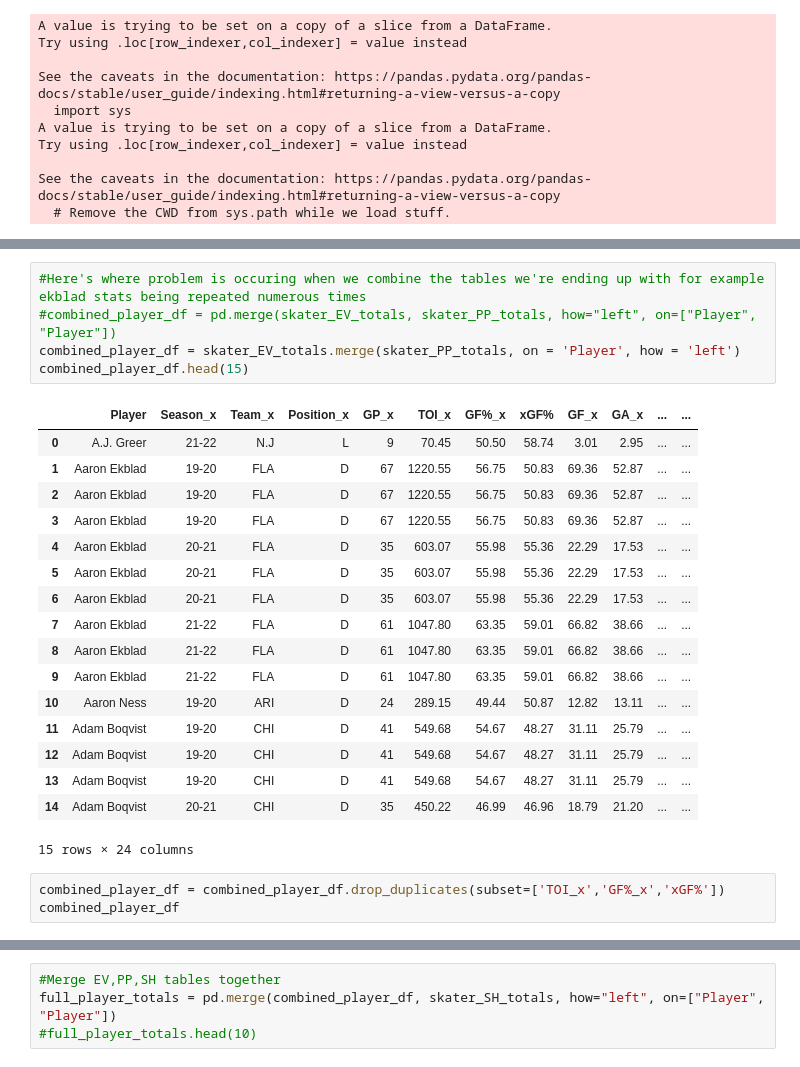
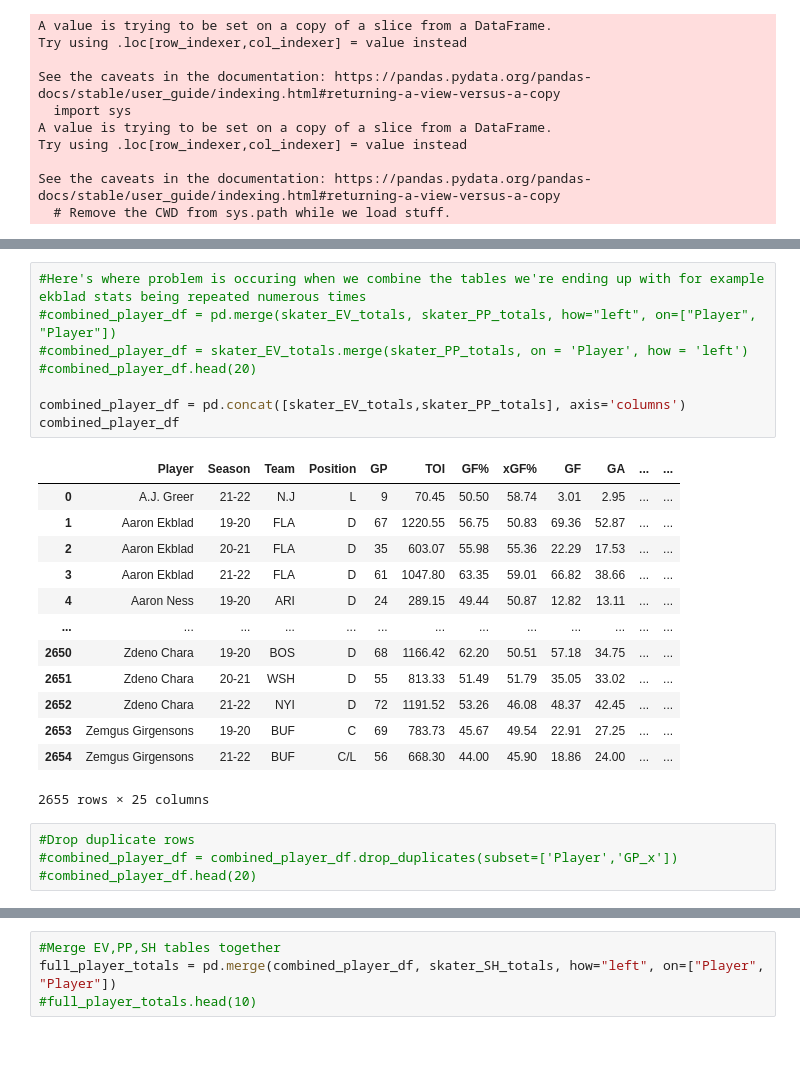
Before and after one commit to danmartin25/Hockey_Model, a Jupyter notebook: Hockey_Model_Mark_I.ipynb, the cells around one changed output, grey strips where cells are left out. Cells and saved outputs as stored; diff of their text form.

```diff
--- a/Hockey_Model_Mark_I.ipynb
+++ b/Hockey_Model_Mark_I.ipynb
@@ -194,29 +155,29 @@ skater_PP_totals
 # %%
 #Here's where problem is occuring when we combine the tables we're ending up with for example ekblad stats being repeated numerous times
 #combined_player_df = pd.merge(skater_EV_totals, skater_PP_totals, how="left", on=["Player", "Player"])
-combined_player_df = skater_EV_totals.merge(skater_PP_totals, on = 'Player', how = 'left')
-combined_player_df.head(15)
+#combined_player_df = skater_EV_totals.merge(skater_PP_totals, on = 'Player', how = 'left')
+#combined_player_df.head(20)
+
+combined_player_df = pd.concat([skater_EV_totals,skater_PP_totals], axis='columns')
+combined_player_df
 # %% [output]
-|  | Player | Season_x | Team_x | Position_x | GP_x | TOI_x | GF%_x | xGF% | GF_x | GA_x | ... | ... |
+|  | Player | Season | Team | Position | GP | TOI | GF% | xGF% | GF | GA | ... | ... |
 | 0 | A.J. Greer | 21-22 | N.J | L | 9 | 70.45 | 50.50 | 58.74 | 3.01 | 2.95 | ... | ... |
 | 1 | Aaron Ekblad | 19-20 | FLA | D | 67 | 1220.55 | 56.75 | 50.83 | 69.36 | 52.87 | ... | ... |
-| 2 | Aaron Ekblad | 19-20 | FLA | D | 67 | 1220.55 | 56.75 | 50.83 | 69.36 | 52.87 | ... | ... |
-| 3 | Aaron Ekblad | 19-20 | FLA | D | 67 | 1220.55 | 56.75 | 50.83 | 69.36 | 52.87 | ... | ... |
-| 4 | Aaron Ekblad | 20-21 | FLA | D | 35 | 603.07 | 55.98 | 55.36 | 22.29 | 17.53 | ... | ... |
-| 5 | Aaron Ekblad | 20-21 | FLA | D | 35 | 603.07 | 55.98 | 55.36 | 22.29 | 17.53 | ... | ... |
-| 6 | Aaron Ekblad | 20-21 | FLA | D | 35 | 603.07 | 55.98 | 55.36 | 22.29 | 17.53 | ... | ... |
-| 7 | Aaron Ekblad | 21-22 | FLA | D | 61 | 1047.80 | 63.35 | 59.01 | 66.82 | 38.66 | ... | ... |
-| 8 | Aaron Ekblad | 21-22 | FLA | D | 61 | 1047.80 | 63.35 | 59.01 | 66.82 | 38.66 | ... | ... |
-| 9 | Aaron Ekblad | 21-22 | FLA | D | 61 | 1047.80 | 63.35 | 59.01 | 66.82 | 38.66 | ... | ... |
-| 10 | Aaron Ness | 19-20 | ARI | D | 24 | 289.15 | 49.44 | 50.87 | 12.82 | 13.11 | ... | ... |
-| 11 | Adam Boqvist | 19-20 | CHI | D | 41 | 549.68 | 54.67 | 48.27 | 31.11 | 25.79 | ... | ... |
-| 12 | Adam Boqvist | 19-20 | CHI | D | 41 | 549.68 | 54.67 | 48.27 | 31.11 | 25.79 | ... | ... |
-| 13 | Adam Boqvist | 19-20 | CHI | D | 41 | 549.68 | 54.67 | 48.27 | 31.11 | 25.79 | ... | ... |
-| 14 | Adam Boqvist | 20-21 | CHI | D | 35 | 450.22 | 46.99 | 46.96 | 18.79 | 21.20 | ... | ... |
+| 2 | Aaron Ekblad | 20-21 | FLA | D | 35 | 603.07 | 55.98 | 55.36 | 22.29 | 17.53 | ... | ... |
+| 3 | Aaron Ekblad | 21-22 | FLA | D | 61 | 1047.80 | 63.35 | 59.01 | 66.82 | 38.66 | ... | ... |
+| 4 | Aaron Ness | 19-20 | ARI | D | 24 | 289.15 | 49.44 | 50.87 | 12.82 | 13.11 | ... | ... |
+| ... | ... | ... | ... | ... | ... | ... | ... | ... | ... | ... | ... | ... |
+| 2650 | Zdeno Chara | 19-20 | BOS | D | 68 | 1166.42 | 62.20 | 50.51 | 57.18 | 34.75 | ... | ... |
+| 2651 | Zdeno Chara | 20-21 | WSH | D | 55 | 813.33 | 51.49 | 51.79 | 35.05 | 33.02 | ... | ... |
+| 2652 | Zdeno Chara | 21-22 | NYI | D | 72 | 1191.52 | 53.26 | 46.08 | 48.37 | 42.45 | ... | ... |
+| 2653 | Zemgus Girgensons | 19-20 | BUF | C | 69 | 783.73 | 45.67 | 49.54 | 22.91 | 27.25 | ... | ... |
+| 2654 | Zemgus Girgensons | 21-22 | BUF | C/L | 56 | 668.30 | 44.00 | 45.90 | 18.86 | 24.00 | ... | ... |
-15 rows × 24 columns
+2655 rows × 25 columns
-# %%
-combined_player_df = combined_player_df.drop_duplicates(subset=['TOI_x','GF%_x','xGF%'])
-combined_player_df
+# %%
+#Drop duplicate rows
+#combined_player_df = combined_player_df.drop_duplicates(subset=['Player','GP_x'])
+#combined_player_df.head(20)
 # %%
 combined_player_df = combined_player_df.drop(columns = ['GF%_x','GF_x','GA_x','Season_y','Team_y','Position_y','GP_y','GF%_y','GF_y','GA_y','G+/-_y'])
 combined_player_df
```
Also changed, not shown: parts of 7 cells of this notebook.
